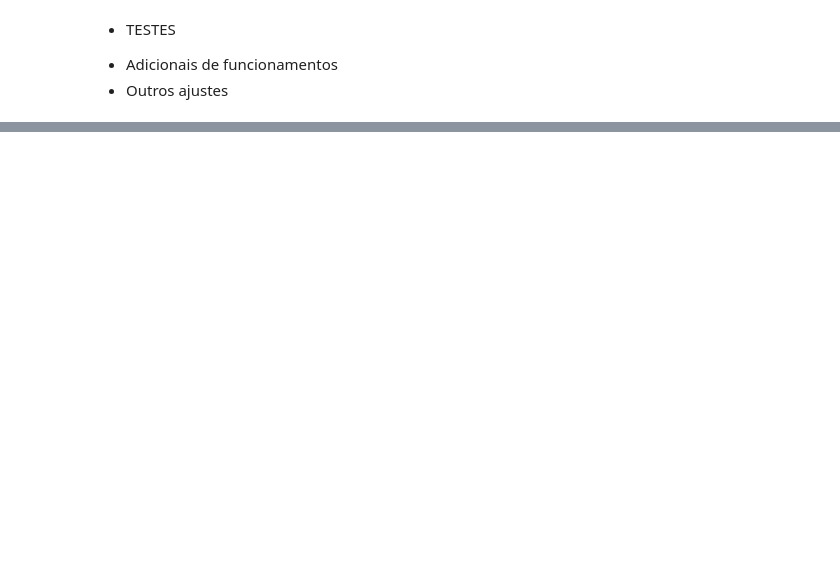
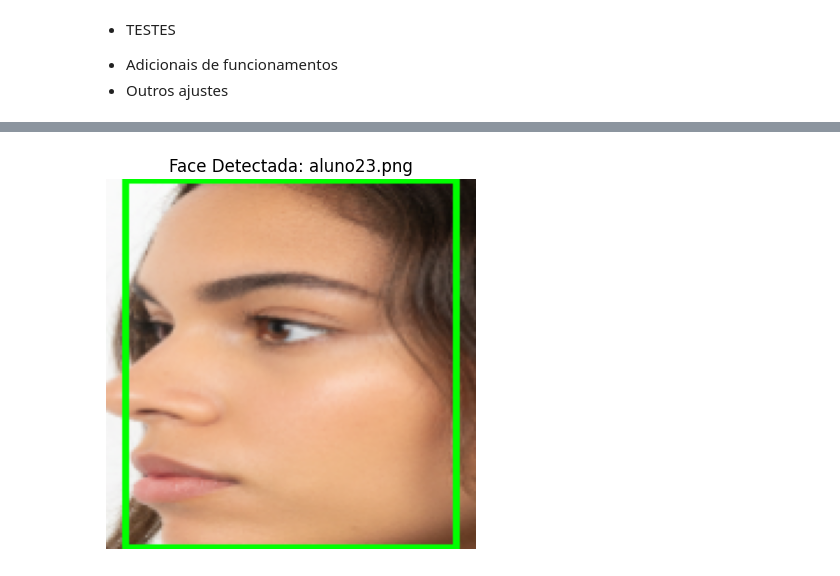
Before and after one commit to SergioCarmo-ro/monit_aluno_tempo_real, a Jupyter notebook: monit_aluno_tempo_real.ipynb, the cells around one changed output, grey strips where cells are left out. Saved outputs shown, nothing was run; the diff lists cells and outputs as text; code cells hidden in the pictures; blank space fills up the shorter version.

```diff
--- a/monit_aluno_tempo_real.ipynb
+++ b/monit_aluno_tempo_real.ipynb
@@ -554,20 +809,66 @@ history_fine = model.fit(train_ds, validation_data=val_ds, epochs=EPOCHS_FINE, c
-# %%
-from mtcnn import MTCNN
-import cv2
-import matplotlib.pyplot as plt
-
-img_path = str(list(DATASET_ROOT.rglob("*.jpg"))[0])  # pega a primeira imagem original
-print("Exemplo de imagem:", img_path)
-
-img = cv2.imread(img_path)
-img_rgb = cv2.cvtColor(img, cv2.COLOR_BGR2RGB)
-detector = MTCNN()
-faces = detector.detect_faces(img_rgb)
-
-print(f"Detectadas {len(faces)} faces")
-if faces:
-    x, y, w, h = faces[0]['box']
-    cv2.rectangle(img_rgb, (x,y), (x+w,y+h), (0,255,0), 2)
-    plt.imshow(img_rgb)
-    plt.axis('off')
-    plt.show()
+# %%
+from mtcnn import MTCNN
+import cv2
+import matplotlib.pyplot as plt
+from pathlib import Path
+import os
+import random # Importar para pegar uma amostra aleatória
+
+# --- 1. Definir a Pasta Raiz Correta ---
+# Usamos o caminho da sua pasta no Google Drive
+DATASET_ROOT = Path('/content/drive/MyDrive/Alunos/')
+
+# --- 2. Busca Recursiva por Imagens e Tratamento de Erro ---
+# Buscamos por .jpg E .png
+image_files = []
+image_files.extend(list(DATASET_ROOT.rglob("*.jpg")))
+image_files.extend(list(DATASET_ROOT.rglob("*.jpeg"))) # Boa prática incluir .jpeg
+image_files.extend(list(DATASET_ROOT.rglob("*.png")))
+
+
+if not image_files:
+    print(f" Erro: Nenhuma imagem (.jpg, .jpeg, .png) foi encontrada em '{DATASET_ROOT}'.")
+    print("Verifique se o Google Drive está montado e se o caminho está correto.")
+else:
+    # --- 3. Execução do Detector (com uma imagem aleatória) ---
+    # Pegamos uma imagem aleatória para garantir que não dependemos da ordem [0]
+    img_path_obj = random.choice(image_files)
+    img_path = str(img_path_obj)
+
+    print("Exemplo de imagem selecionada:", img_path)
+
+    # Carregar a imagem
+    img = cv2.imread(img_path)
+
+    if img is None:
+        print(f" Erro: Não foi possível carregar a imagem em {img_path}. O arquivo pode estar corrompido.")
+    else:
+        # Converter para RGB (MTCNN espera RGB)
+        img_rgb = cv2.cvtColor(img, cv2.COLOR_BGR2RGB)
+
+        # Inicializar e detectar faces
+        detector = MTCNN()
+        faces = detector.detect_faces(img_rgb)
+
+        print(f"Detectadas {len(faces)} faces")
+
+        # Plotar se houver faces
+        if faces:
+            # Pega as coordenadas da primeira face detectada
+            x, y, w, h = faces[0]['box']
+
+            # Desenha o retângulo (Bounding Box)
+            cv2.rectangle(img_rgb, (x, y), (x + w, y + h), (0, 255, 0), 2)
+
+            # Exibe a imagem
+            plt.imshow(img_rgb)
+            plt.title(f"Face Detectada: {os.path.basename(img_path)}")
+            plt.axis('off')
+            plt.show()
+        else:
+            print("Nenhuma face detectada nesta imagem. Exibindo imagem original.")
+            plt.imshow(img_rgb)
+            plt.title("Nenhuma Face Detectada")
+            plt.axis('off')
+            plt.show()
+# %% [output]
@@ -573,0 +877 @@ if faces:
+[figure, added]
```
Also changed, not shown: parts of 29 cells of this notebook.
